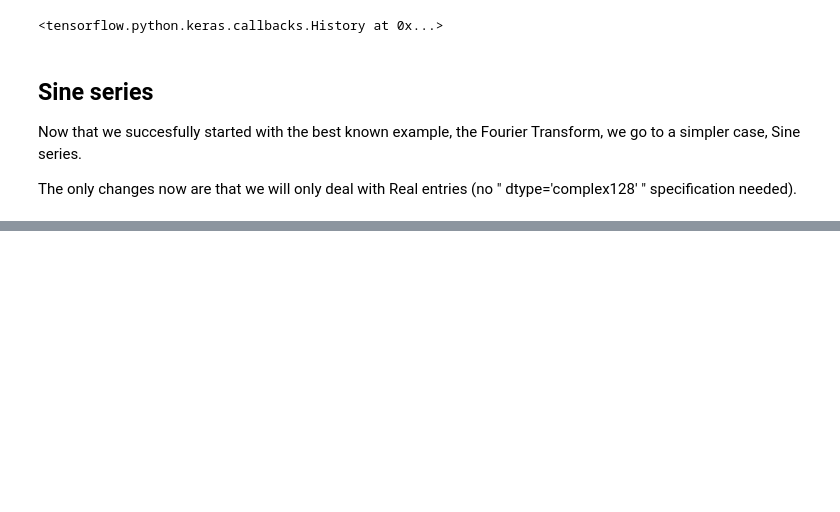
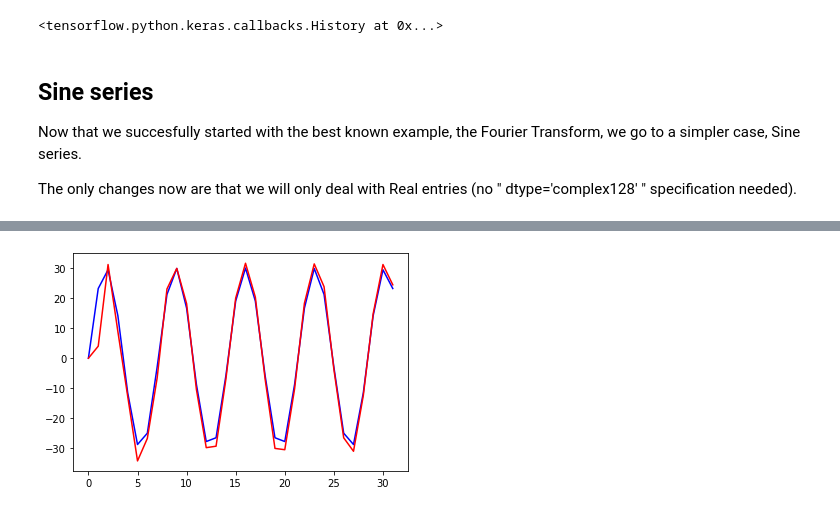
Before and after one commit to VCCA17/Waves-decomposition, a Jupyter notebook: ml_waves.ipynb, the cells around one changed output, grey strips where cells are left out. Saved outputs shown, nothing was run; the diff lists cells and outputs as text; code cells hidden in the pictures; blank space fills up the shorter version.

```diff
--- a/ml_waves.ipynb
+++ b/ml_waves.ipynb
@@ -132,0 +149,6 @@ Epoch 40/40
+# %%
+plt.plot(exsen, 'blue')
+plt.plot(senpred, 'red')
+plt.show;
+# %% [output]
+[figure, added]
```
Also changed, not shown: parts of 19 cells of this notebook.
